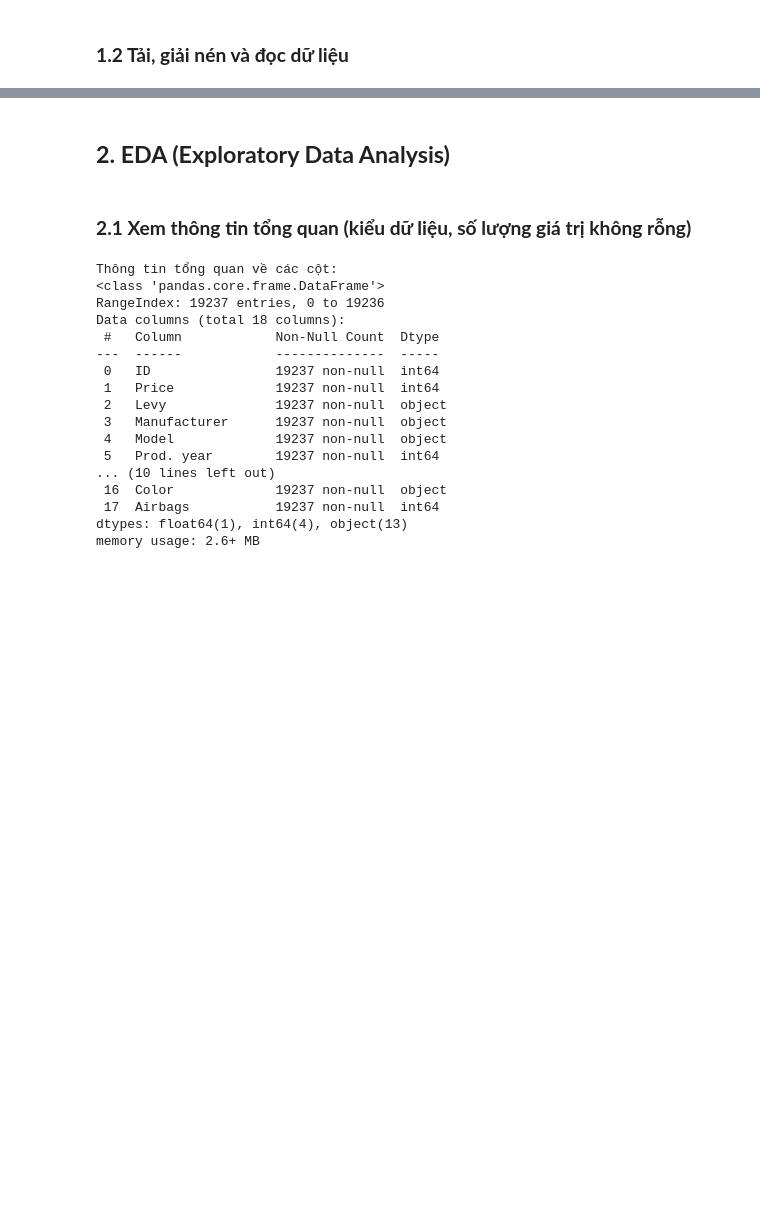
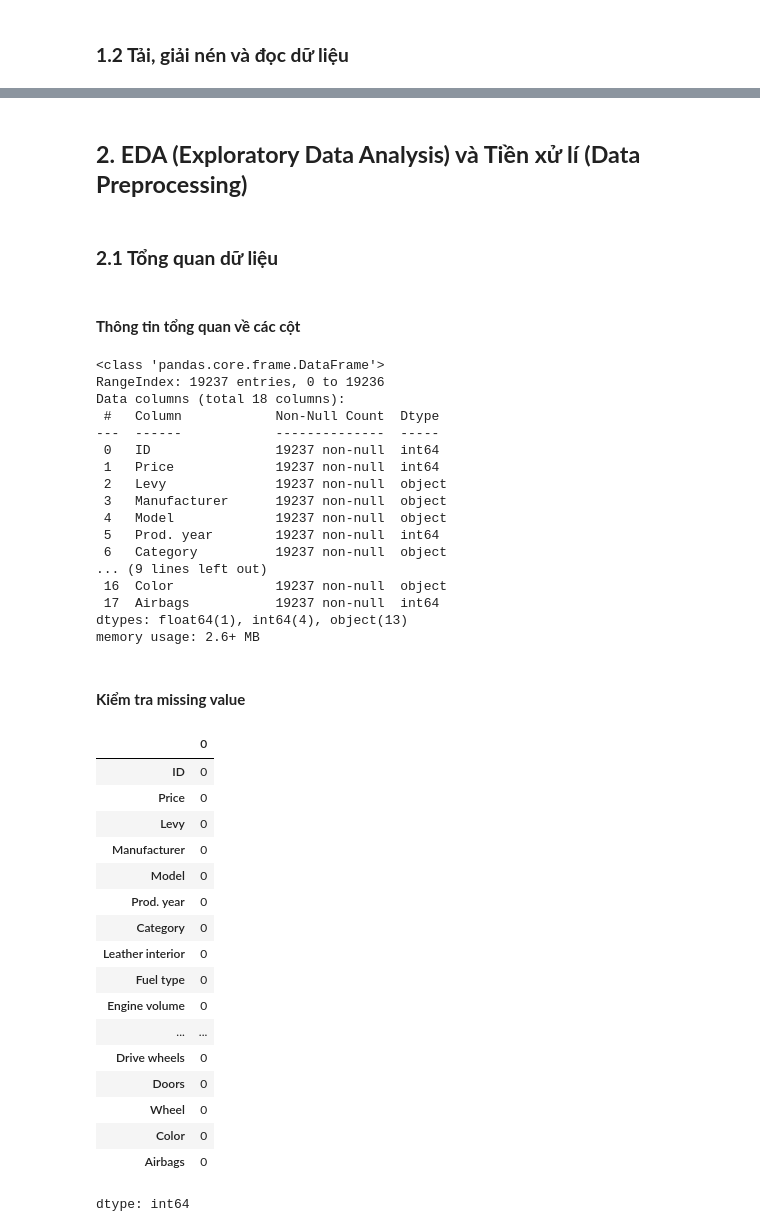
Before and after one commit to ChiThanh512/Machine-Learning-Project-251---CEML1, a Jupyter notebook: BTL1/notebooks/main.ipynb, the cells around one changed output, grey strips where cells are left out. Cells and saved outputs as stored; diff of their text form; code cells hidden in the pictures; blank space fills up the shorter version.

```diff
--- a/BTL1/notebooks/main.ipynb
+++ b/BTL1/notebooks/main.ipynb
@@ -92,14 +92,14 @@ Downloading car-price-prediction-challenge.zip to ./data
 
 Đọc dataset thành công!
 # %% [markdown]
-## **2. EDA (Exploratory Data Analysis)**
+## **2. EDA (Exploratory Data Analysis) và Tiền xử lí (Data Preprocessing)**
 # %% [markdown]
-### **2.1 Xem thông tin tổng quan (kiểu dữ liệu, số lượng giá trị không rỗng)**
+### **2.1 Tổng quan dữ liệu**
+# %% [markdown]
+#### **Thông tin tổng quan về các cột**
 # %%
-print("\nThông tin tổng quan về các cột:")
 df.info()
 # %% [output]
-Thông tin tổng quan về các cột:
 <class 'pandas.core.frame.DataFrame'>
 RangeIndex: 19237 entries, 0 to 19236
 Data columns (total 18 columns):
@@ -111,8 +111,32 @@ Data columns (total 18 columns):
  3   Manufacturer      19237 non-null  object
  4   Model             19237 non-null  object
  5   Prod. year        19237 non-null  int64
-... (10 lines left out)
+ 6   Category          19237 non-null  object
+... (9 lines left out)
  16  Color             19237 non-null  object
  17  Airbags           19237 non-null  int64
 dtypes: float64(1), int64(4), object(13)
 memory usage: 2.6+ MB
+# %% [markdown]
+#### **Kiểm tra missing value**
+# %%
+df.isna().sum()
+# %% [output]
+|  | 0 |
+| ID | 0 |
+| Price | 0 |
+| Levy | 0 |
+| Manufacturer | 0 |
+| Model | 0 |
+| Prod. year | 0 |
+| Category | 0 |
+| Leather interior | 0 |
+| Fuel type | 0 |
+| Engine volume | 0 |
+| ... | ... |
+| Drive wheels | 0 |
+| Doors | 0 |
+| Wheel | 0 |
+| Color | 0 |
+| Airbags | 0 |
+dtype: int64
```
Also changed, not shown: parts of 11 cells of this notebook.
